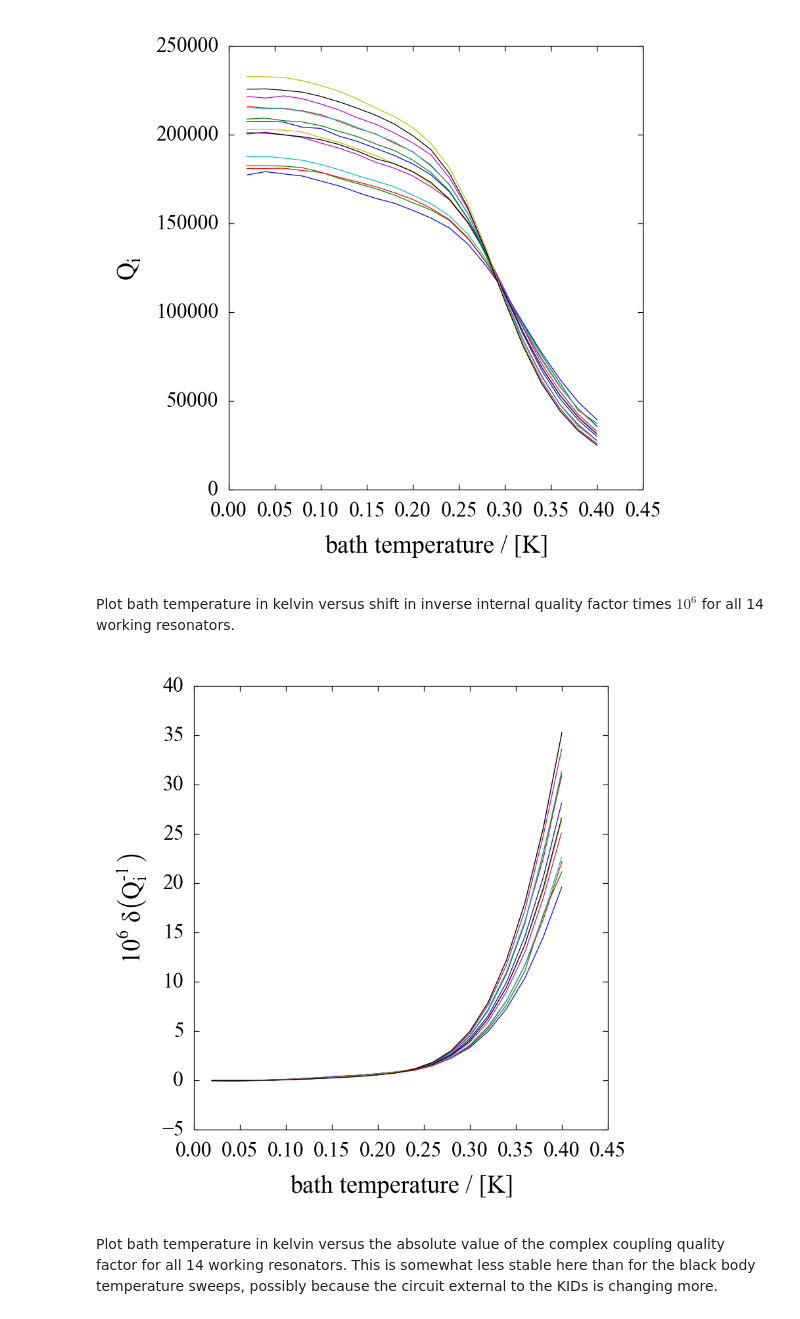
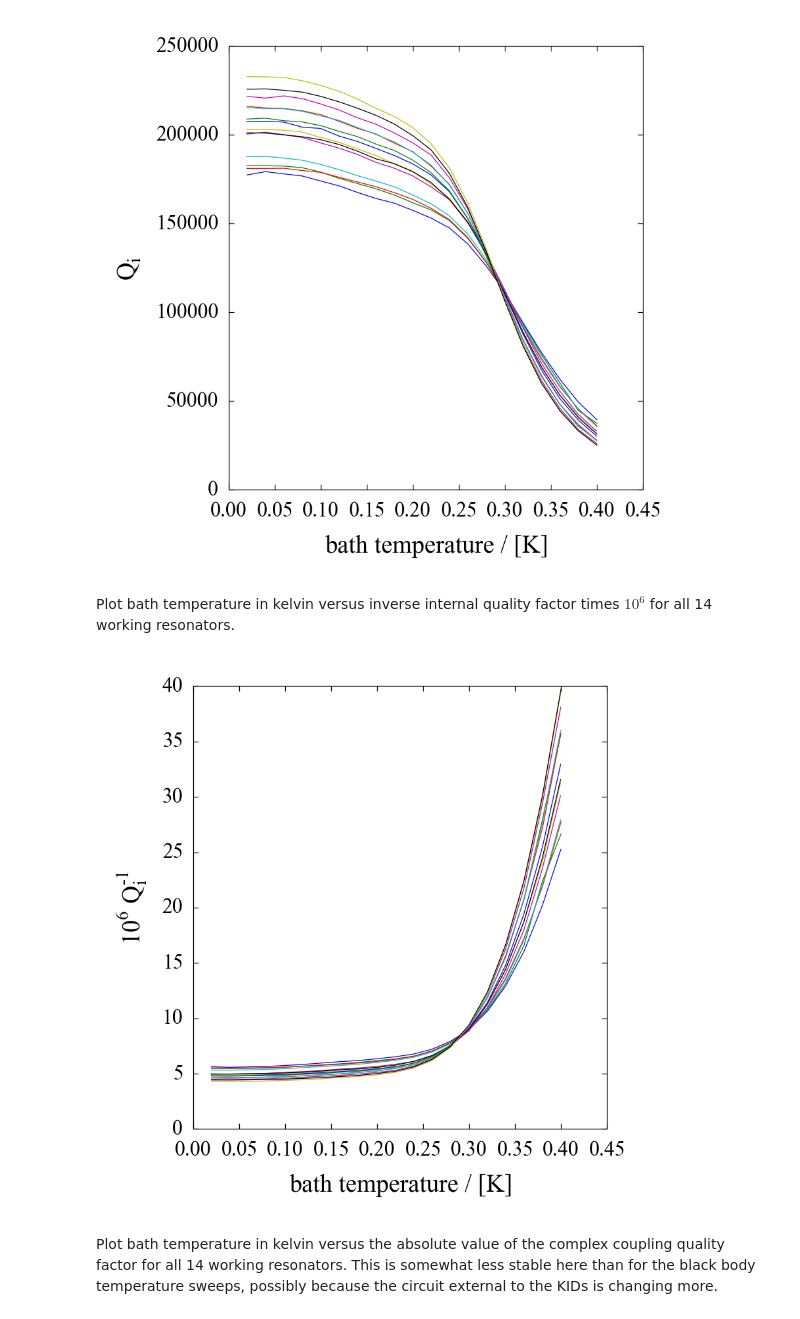
Before and after one commit to danielflanigan/ColumbiaCMB-notebooks, a Jupyter notebook: kids/2014-06-05_JPL_light_data.ipynb, the cells around one changed output. Saved outputs shown, nothing was run; the diff lists cells and outputs as text; code cells hidden in the pictures.

```diff
--- a/kids/2014-06-05_JPL_light_data.ipynb
+++ b/kids/2014-06-05_JPL_light_data.ipynb
@@ -67,8 +72,8 @@ Plot black body temperature in kelvin versus shift in inverse internal quality f
 # %%
 fig, ax = plt.subplots()
 for n in range(n_kids):
-    ax.plot([r.T_bb for r in bb[n]], [1e6 * (r.Q_i**-1 - bb[n][0].Q_i**-1) for r in bb[n]], '-')
+    ax.plot([r.T_bb for r in bb[n]], [1e6 * r.Q_i**-1 for r in bb[n]], '-')
 ax.set_xlabel('black body temperature / [K]')
-ax.set_ylabel(r'$10^6 \delta \left( Q_i^{-1} \right)$')
-ax.set_ylim(-1, 14);
+ax.set_ylabel(r'$10^6 Q_i^{-1}$')
+ax.set_ylim(0, 20);
 # %% [output]
@@ -131,15 +136,15 @@ ax.set_ylabel(r'$Q_i$');
 # %% [output]
 [figure]
 # %% [markdown]
-Plot bath temperature in kelvin versus shift in inverse internal quality factor times $10^6$ for all 14 working resonators.
+Plot bath temperature in kelvin versus inverse internal quality factor times $10^6$ for all 14 working resonators.
 # %%
 fig, ax = plt.subplots()
 for n in range(n_kids):
-    ax.plot([r.T_bath for r in bath[n]], [1e6 * (r.Q_i**-1 - bath[n][0].Q_i**-1) for r in bath[n]], '-')
+    ax.plot([r.T_bath for r in bath[n]], [1e6 * r.Q_i**-1 for r in bath[n]], '-')
 ax.set_xlabel('bath temperature / [K]')
-ax.set_ylabel(r'$10^6 \delta \left( Q_i^{-1} \right)$');
+ax.set_ylabel(r'$10^6 Q_i^{-1}$');
 # %% [output]
-[figure, old version]
+[figure, new version]
 # %% [markdown]
 Plot bath temperature in kelvin versus the absolute value of the complex coupling quality factor for all 14 working resonators. This is somewhat less stable here than for the black body temperature sweeps, possibly because the circuit external to the KIDs is changing more.
 # %%
```
Also changed, not shown: parts of 13 cells of this notebook.
